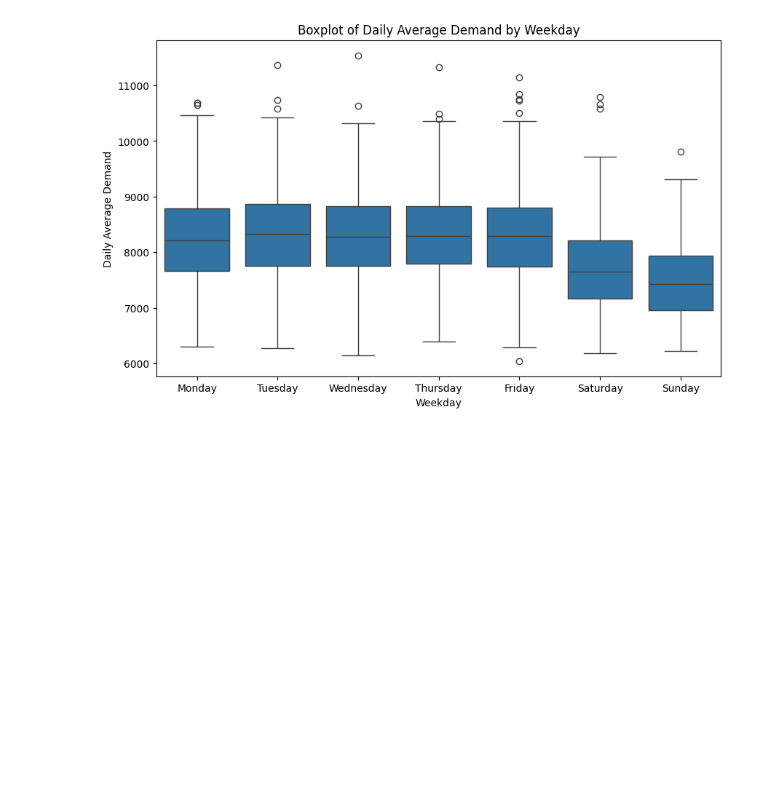
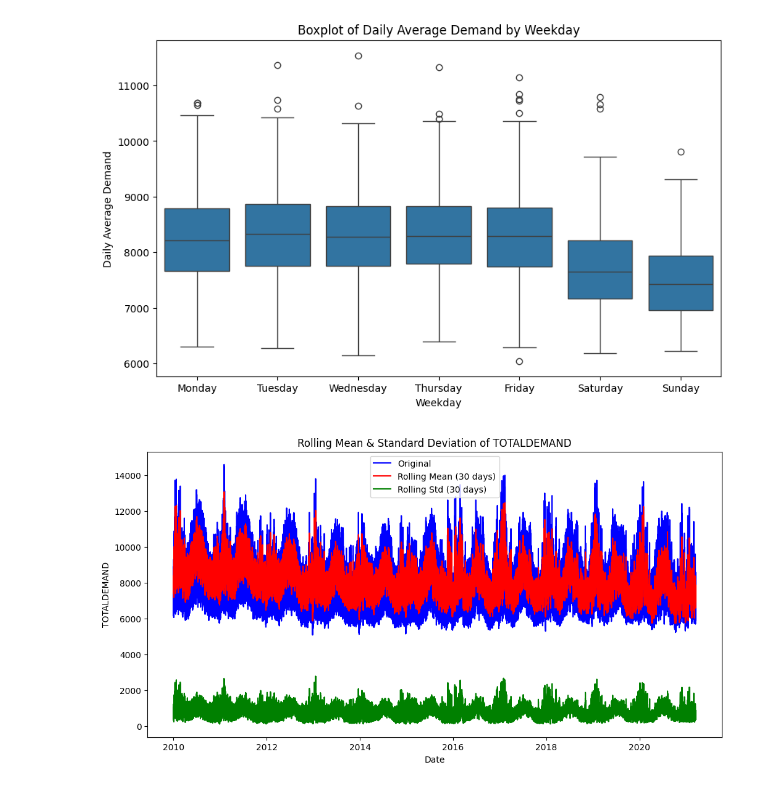
Before and after one commit to mzafaryahya/Project_GitHub, a Jupyter notebook: Vis_Test.ipynb, the cells around one changed output. Cells and saved outputs as stored; diff of their text form; code cells hidden in the pictures; blank space fills up the shorter version.

```diff
--- a/Vis_Test.ipynb
+++ b/Vis_Test.ipynb
@@ -78,3 +78,18 @@ plt.title('Boxplot of Daily Average Demand by Weekday')
 plt.show()
 # %% [output]
 [figure]
+# %%
+# Plot rolling mean and standard deviation (window = 30 days)
+rolling_mean = df['TOTALDEMAND'].rolling(window=30).mean()
+rolling_std = df['TOTALDEMAND'].rolling(window=30).std()
+plt.figure(figsize=(12, 6))
+plt.plot(df.index, df['TOTALDEMAND'], label='Original', color='blue')
+plt.plot(rolling_mean.index, rolling_mean, label='Rolling Mean (30 days)', color='red')
+plt.plot(rolling_std.index, rolling_std, label='Rolling Std (30 days)', color='green')
+plt.title('Rolling Mean & Standard Deviation of TOTALDEMAND')
+plt.xlabel('Date')
+plt.ylabel('TOTALDEMAND')
+plt.legend()
+plt.show()
+# %% [output]
+[figure, added]
```
Also changed, not shown: parts of 12 cells of this notebook.
